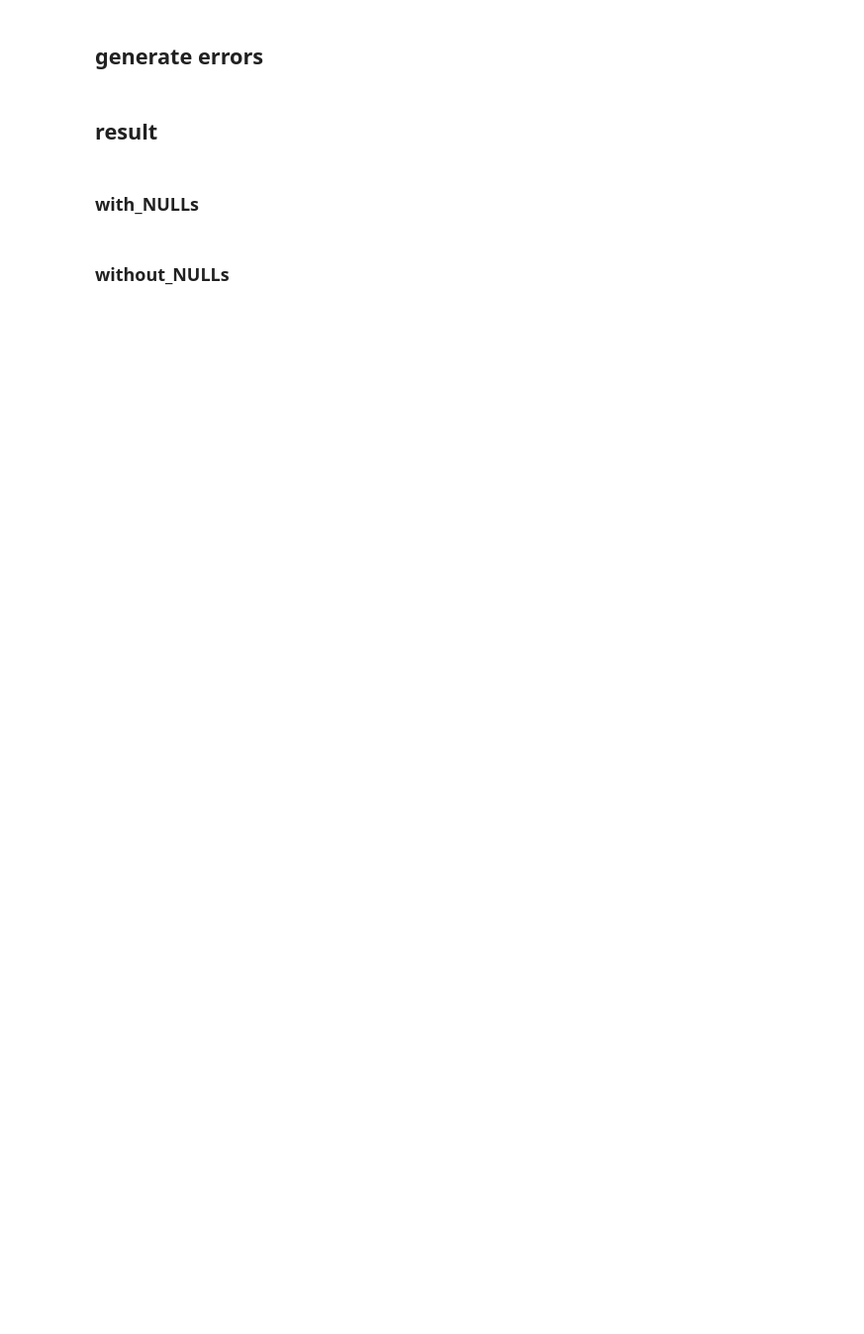
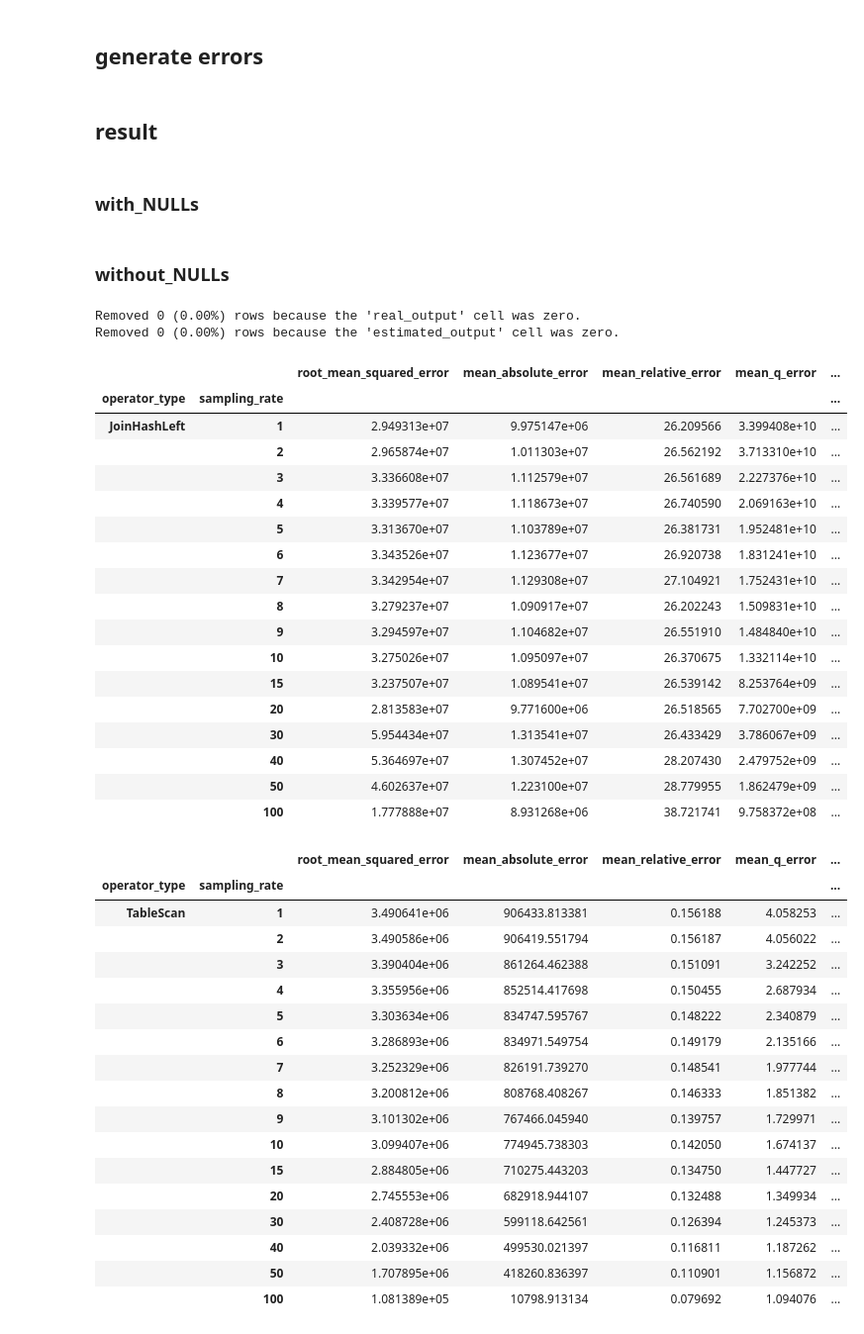
Before and after one commit to rrcomtech/hyrise-histograms, a Jupyter notebook: jupyter/generate_error_table_sampled.ipynb, the cells around one changed output. Shown at 99% size. Saved outputs shown, nothing was run; the diff lists cells and outputs as text; code cells hidden in the pictures; blank space fills up the shorter version.

```diff
--- a/jupyter/generate_error_table_sampled.ipynb
+++ b/jupyter/generate_error_table_sampled.ipynb
@@ -58,19 +72,61 @@ df_with_errors.groupby([#"operator_type",
 # %%
 size_before = len(df)
 df = df.drop(df[df.real_output == 0].index)
 print(f"Removed {len(df)-size_before} ({(size_before-len(df))/size_before:.2%}) rows because the 'real_output' cell was zero.")
 df = df.drop(df[df.estimated_output == 0].index)
 print(f"Removed {len(df)-size_before} ({(size_before-len(df))/size_before:.2%}) rows because the 'estimated_output' cell was zero.")
 
 df_with_errors = generate_errors(df)
+
+results=[]
 
 # print as the resulting table is cut by Jupyter
 for operator in pd.unique(df_with_errors.operator_type):
     filtered = df_with_errors.query("operator_type == @operator")
     result = filtered.groupby(["operator_type",
                                "sampling_rate"]).agg(root_mean_squared_error=("mean_squared_error", lambda x: np.sqrt(np.mean(x))),
                                                  mean_absolute_error=("absolute_error", np.mean),
                                                  mean_relative_error=("relative_error", np.mean),
                                                  mean_q_error=("q_error", np.mean),
                                                  mean_pseudo_q_error=("pseudo_q_error", np.mean))
+    results.append(result)
     display(result)
+# %% [output]
+Removed 0 (0.00%) rows because the 'real_output' cell was zero.
+Removed 0 (0.00%) rows because the 'estimated_output' cell was zero.
+|  |  | root_mean_squared_error | mean_absolute_error | mean_relative_error | mean_q_error | ... |
+| operator_type | sampling_rate |  |  |  |  | ... |
+| JoinHashLeft | 1 | 2.949313e+07 | 9.975147e+06 | 26.209566 | 3.399408e+10 | ... |
+|  | 2 | 2.965874e+07 | 1.011303e+07 | 26.562192 | 3.713310e+10 | ... |
+|  | 3 | 3.336608e+07 | 1.112579e+07 | 26.561689 | 2.227376e+10 | ... |
+|  | 4 | 3.339577e+07 | 1.118673e+07 | 26.740590 | 2.069163e+10 | ... |
+|  | 5 | 3.313670e+07 | 1.103789e+07 | 26.381731 | 1.952481e+10 | ... |
+|  | 6 | 3.343526e+07 | 1.123677e+07 | 26.920738 | 1.831241e+10 | ... |
+|  | 7 | 3.342954e+07 | 1.129308e+07 | 27.104921 | 1.752431e+10 | ... |
+|  | 8 | 3.279237e+07 | 1.090917e+07 | 26.202243 | 1.509831e+10 | ... |
+|  | 9 | 3.294597e+07 | 1.104682e+07 | 26.551910 | 1.484840e+10 | ... |
+|  | 10 | 3.275026e+07 | 1.095097e+07 | 26.370675 | 1.332114e+10 | ... |
+|  | 15 | 3.237507e+07 | 1.089541e+07 | 26.539142 | 8.253764e+09 | ... |
+|  | 20 | 2.813583e+07 | 9.771600e+06 | 26.518565 | 7.702700e+09 | ... |
+|  | 30 | 5.954434e+07 | 1.313541e+07 | 26.433429 | 3.786067e+09 | ... |
+|  | 40 | 5.364697e+07 | 1.307452e+07 | 28.207430 | 2.479752e+09 | ... |
+|  | 50 | 4.602637e+07 | 1.223100e+07 | 28.779955 | 1.862479e+09 | ... |
+|  | 100 | 1.777888e+07 | 8.931268e+06 | 38.721741 | 9.758372e+08 | ... |
+|  |  | root_mean_squared_error | mean_absolute_error | mean_relative_error | mean_q_error | ... |
+| operator_type | sampling_rate |  |  |  |  | ... |
+| TableScan | 1 | 3.490641e+06 | 906433.813381 | 0.156188 | 4.058253 | ... |
+|  | 2 | 3.490586e+06 | 906419.551794 | 0.156187 | 4.056022 | ... |
+|  | 3 | 3.390404e+06 | 861264.462388 | 0.151091 | 3.242252 | ... |
+|  | 4 | 3.355956e+06 | 852514.417698 | 0.150455 | 2.687934 | ... |
+|  | 5 | 3.303634e+06 | 834747.595767 | 0.148222 | 2.340879 | ... |
+|  | 6 | 3.286893e+06 | 834971.549754 | 0.149179 | 2.135166 | ... |
+|  | 7 | 3.252329e+06 | 826191.739270 | 0.148541 | 1.977744 | ... |
+|  | 8 | 3.200812e+06 | 808768.408267 | 0.146333 | 1.851382 | ... |
+|  | 9 | 3.101302e+06 | 767466.045940 | 0.139757 | 1.729971 | ... |
+|  | 10 | 3.099407e+06 | 774945.738303 | 0.142050 | 1.674137 | ... |
+|  | 15 | 2.884805e+06 | 710275.443203 | 0.134750 | 1.447727 | ... |
+|  | 20 | 2.745553e+06 | 682918.944107 | 0.132488 | 1.349934 | ... |
+|  | 30 | 2.408728e+06 | 599118.642561 | 0.126394 | 1.245373 | ... |
+|  | 40 | 2.039332e+06 | 499530.021397 | 0.116811 | 1.187262 | ... |
+|  | 50 | 1.707895e+06 | 418260.836397 | 0.110901 | 1.156872 | ... |
+|  | 100 | 1.081389e+05 | 10798.913134 | 0.079692 | 1.094076 | ... |
```
Also changed, not shown: parts of 5 cells of this notebook, 2 other files.
